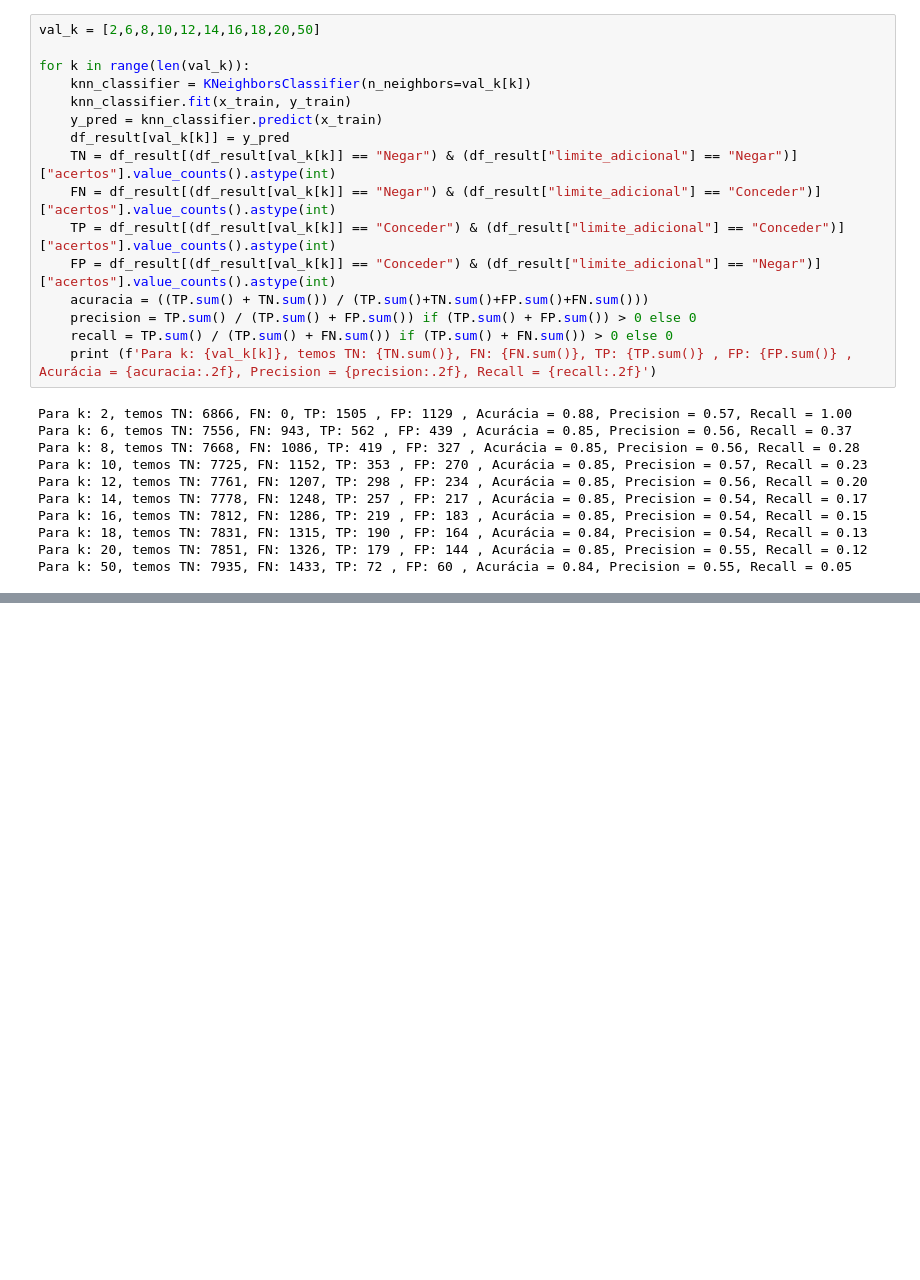
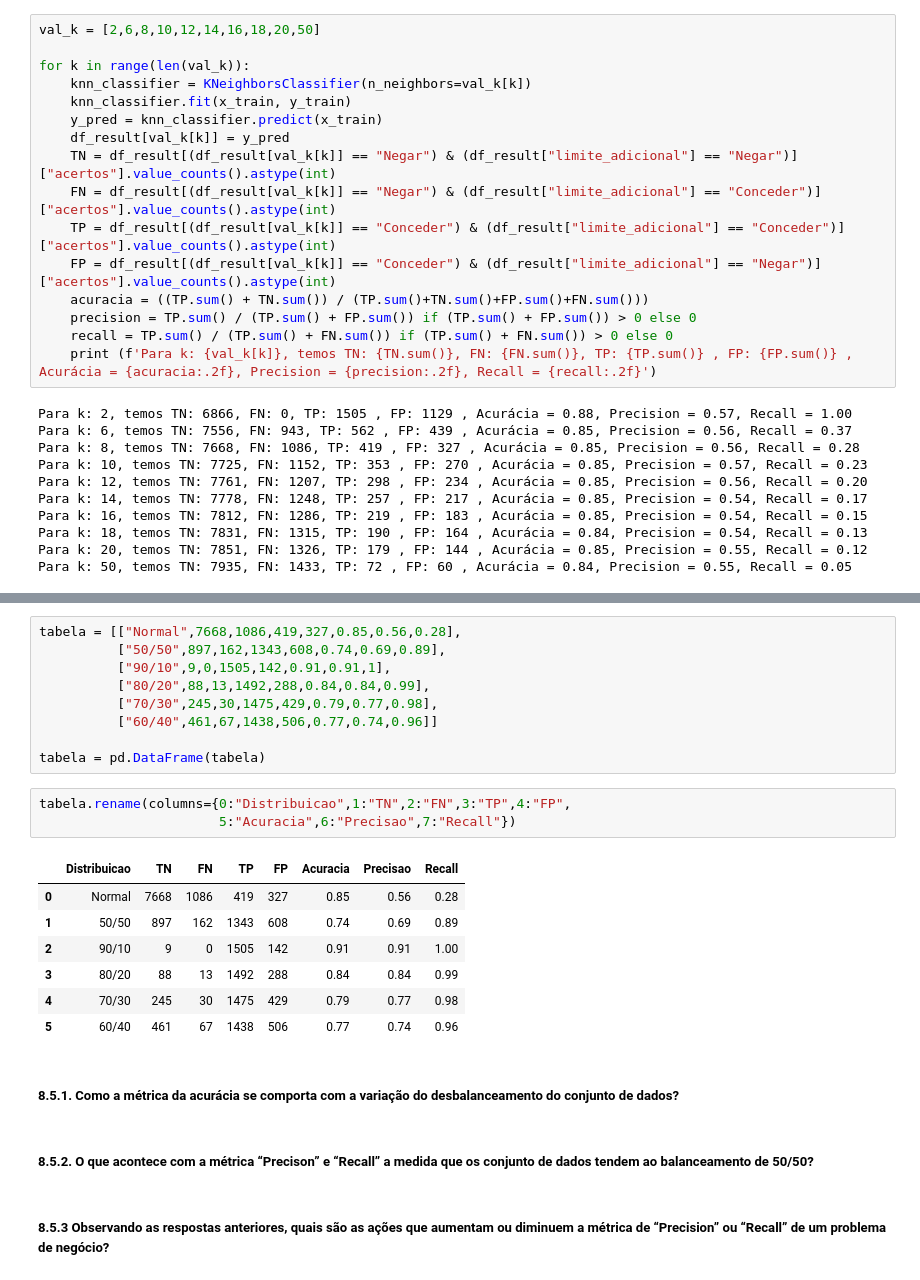
Before and after one commit to Fabiorsi1979/Projeto_knn, a Jupyter notebook: Exercicio_Classif.ipynb, the cells around one changed output, grey strips where cells are left out. Drawn from its saved outputs; the diff is of its cells as text; blank space fills up the shorter version.

```diff
--- a/Exercicio_Classif.ipynb
+++ b/Exercicio_Classif.ipynb
@@ -206,0 +288,26 @@ Para k: 50, temos TN: 7935, FN: 1433, TP: 72 , FP: 60 , Acurácia = 0.84, Precis
+# %%
+tabela = [["Normal",7668,1086,419,327,0.85,0.56,0.28],
+          ["50/50",897,162,1343,608,0.74,0.69,0.89],
+          ["90/10",9,0,1505,142,0.91,0.91,1],
+          ["80/20",88,13,1492,288,0.84,0.84,0.99],
+          ["70/30",245,30,1475,429,0.79,0.77,0.98],
+          ["60/40",461,67,1438,506,0.77,0.74,0.96]]
+
+tabela = pd.DataFrame(tabela)
+# %%
+tabela.rename(columns={0:"Distribuicao",1:"TN",2:"FN",3:"TP",4:"FP",
+                       5:"Acuracia",6:"Precisao",7:"Recall"})
+# %% [output]
+|  | Distribuicao | TN | FN | TP | FP | Acuracia | Precisao | Recall |
+| 0 | Normal | 7668 | 1086 | 419 | 327 | 0.85 | 0.56 | 0.28 |
+| 1 | 50/50 | 897 | 162 | 1343 | 608 | 0.74 | 0.69 | 0.89 |
+| 2 | 90/10 | 9 | 0 | 1505 | 142 | 0.91 | 0.91 | 1.00 |
+| 3 | 80/20 | 88 | 13 | 1492 | 288 | 0.84 | 0.84 | 0.99 |
+| 4 | 70/30 | 245 | 30 | 1475 | 429 | 0.79 | 0.77 | 0.98 |
+| 5 | 60/40 | 461 | 67 | 1438 | 506 | 0.77 | 0.74 | 0.96 |
+# %% [markdown]
+##### 8.5.1. Como a métrica da acurácia se comporta com a variação do desbalanceamento do conjunto de dados?
+# %% [markdown]
+##### 8.5.2. O que acontece com a métrica “Precison” e “Recall” a medida que os conjunto de dados tendem ao balanceamento de 50/50?
+# %% [markdown]
+##### 8.5.3 Observando as respostas anteriores, quais são as ações que aumentam ou diminuem a métrica de “Precision” ou “Recall” de um problema de negócio?
```
Also changed, not shown: parts of 25 cells of this notebook, 1 other file.
